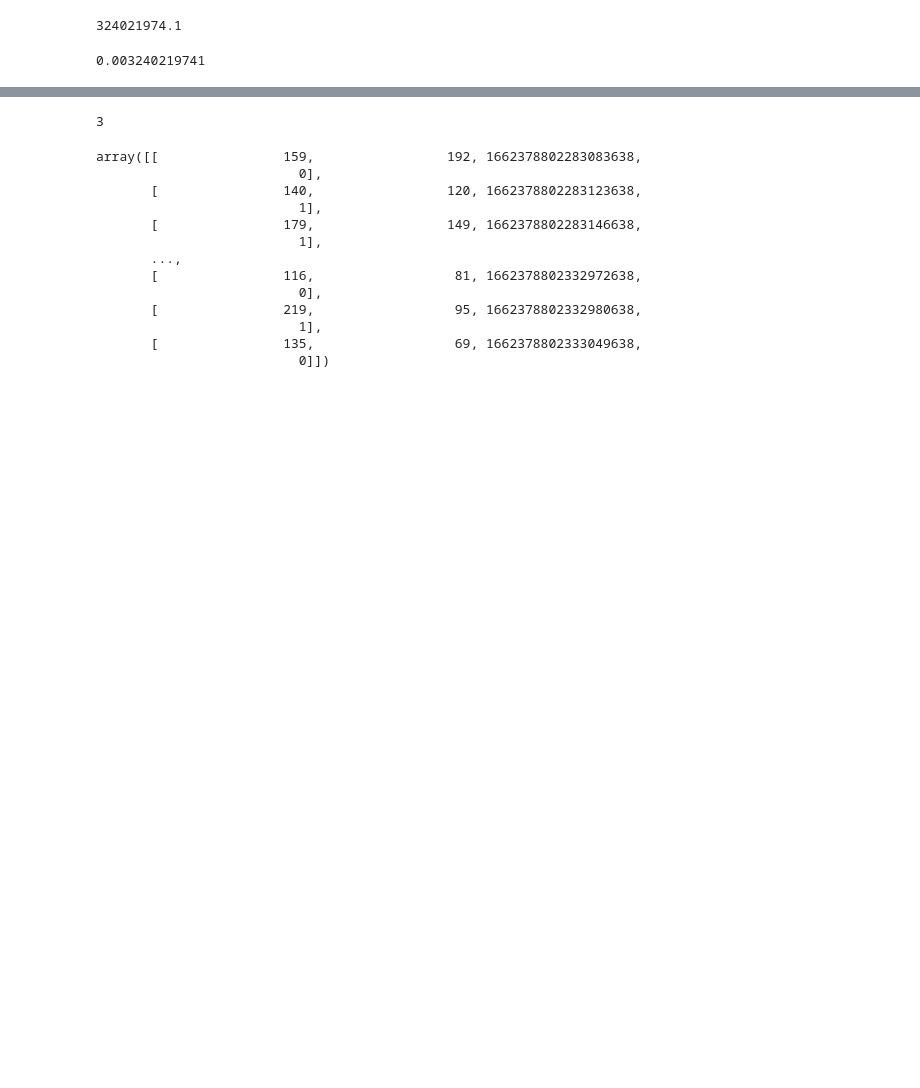
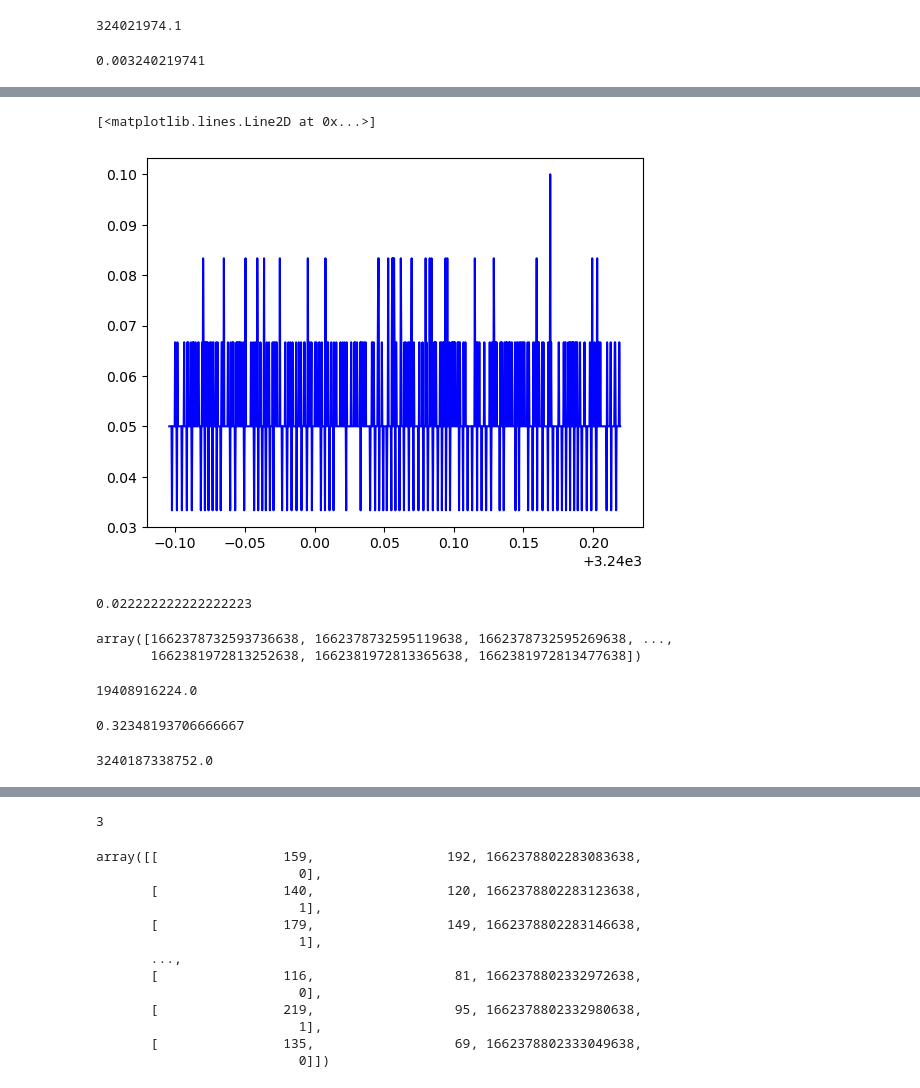
Before and after one commit to AdvancedResearchInnovationCenter/TactiGraph, a Jupyter notebook: src/end_to_end.ipynb, the cells around one changed output, grey strips where cells are left out. Drawn from its saved outputs; the diff is of its cells as text; code cells hidden in the pictures; blank space fills up the shorter version.

```diff
--- a/src/end_to_end.ipynb
+++ b/src/end_to_end.ipynb
@@ -187,7 +187,7 @@ for i, case_ts in enumerate(cases_ts):
 events=  np.array(events)
 ts = events[:, 2]
 # %%
-hist, bin_edges = np.histogram(ts, bins=int(1e5))
+hist, bin_edges = np.histogram(ts, bins=int(1e7))
 # %%
 (ts[-1] - ts[0])*1e-4
 # %% [output]
@@ -205,0 +206,28 @@ plt.plot(bin_edges[:-1], (hist - hist.min()) / (hist.max() - hist.min()), c='blu
+# %%
+x = (bin_edges[:-1] - 1662378732593736638)*1e-9
+y = (hist - hist.min()) / (hist.max() - hist.min())
+plt.plot(x[-1000:], y[-1000:], c='blue')
+# %% [output]
+[<matplotlib.lines.Line2D at 0x...>]
+[figure, added]
+# %%
+1/45
+# %% [output]
+0.022222222222222223
+# %%
+ts
+# %% [output]
+array([1662378732593736638, 1662378732595119638, 1662378732595269638, ...,
+       1662381972813252638, 1662381972813365638, 1662381972813477638])
+# %%
+x[-1] - x[-600]
+# %% [output]
+19408916224.0
+# %%
+19408916224.0e-9/(60)
+# %% [output]
+0.32348193706666667
+# %%
+(x - 1662378732593736638)[-1]
+# %% [output]
+3240187338752.0
```
Also changed, not shown: parts of 2 cells of this notebook, 3 other files.
